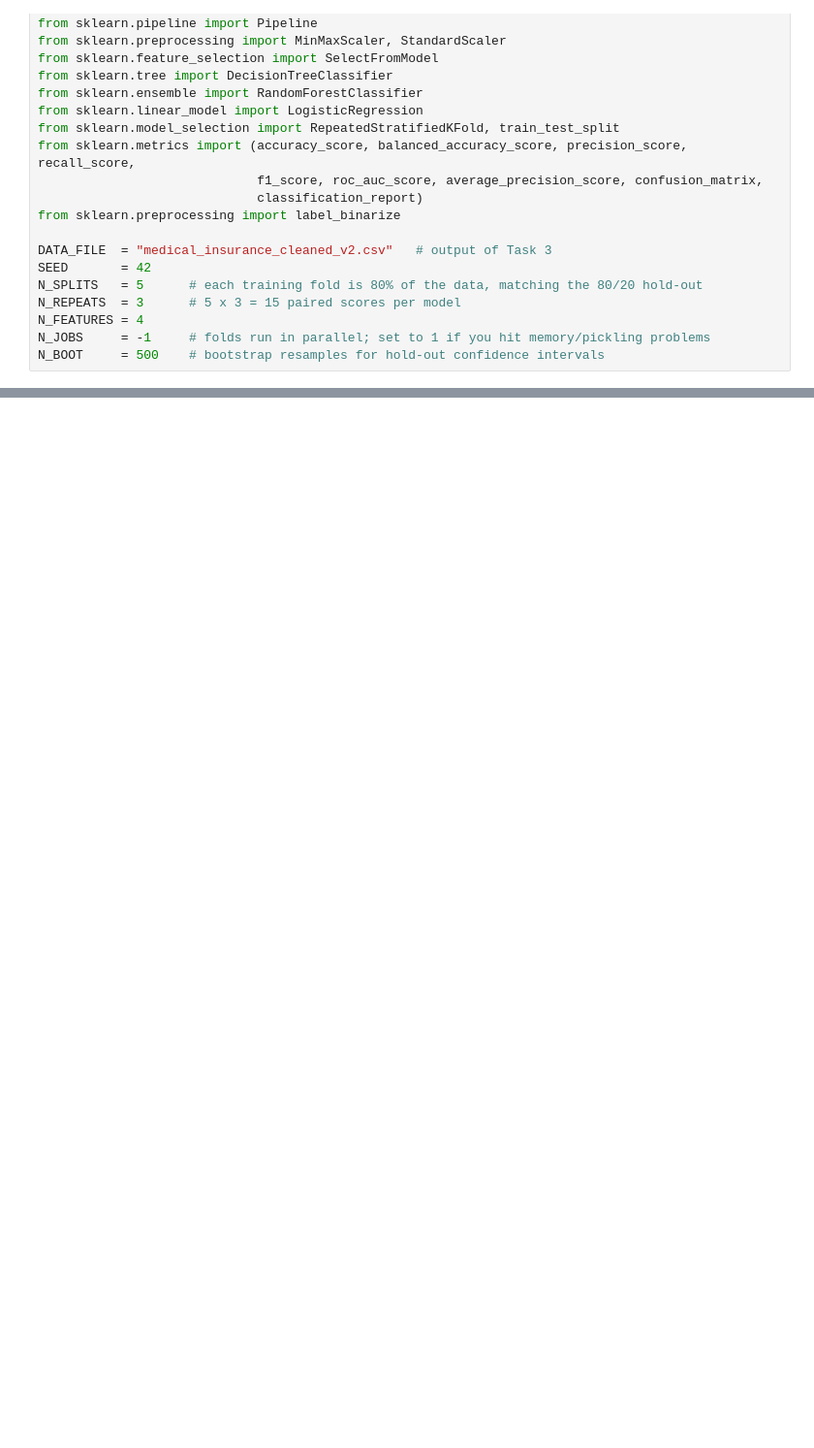
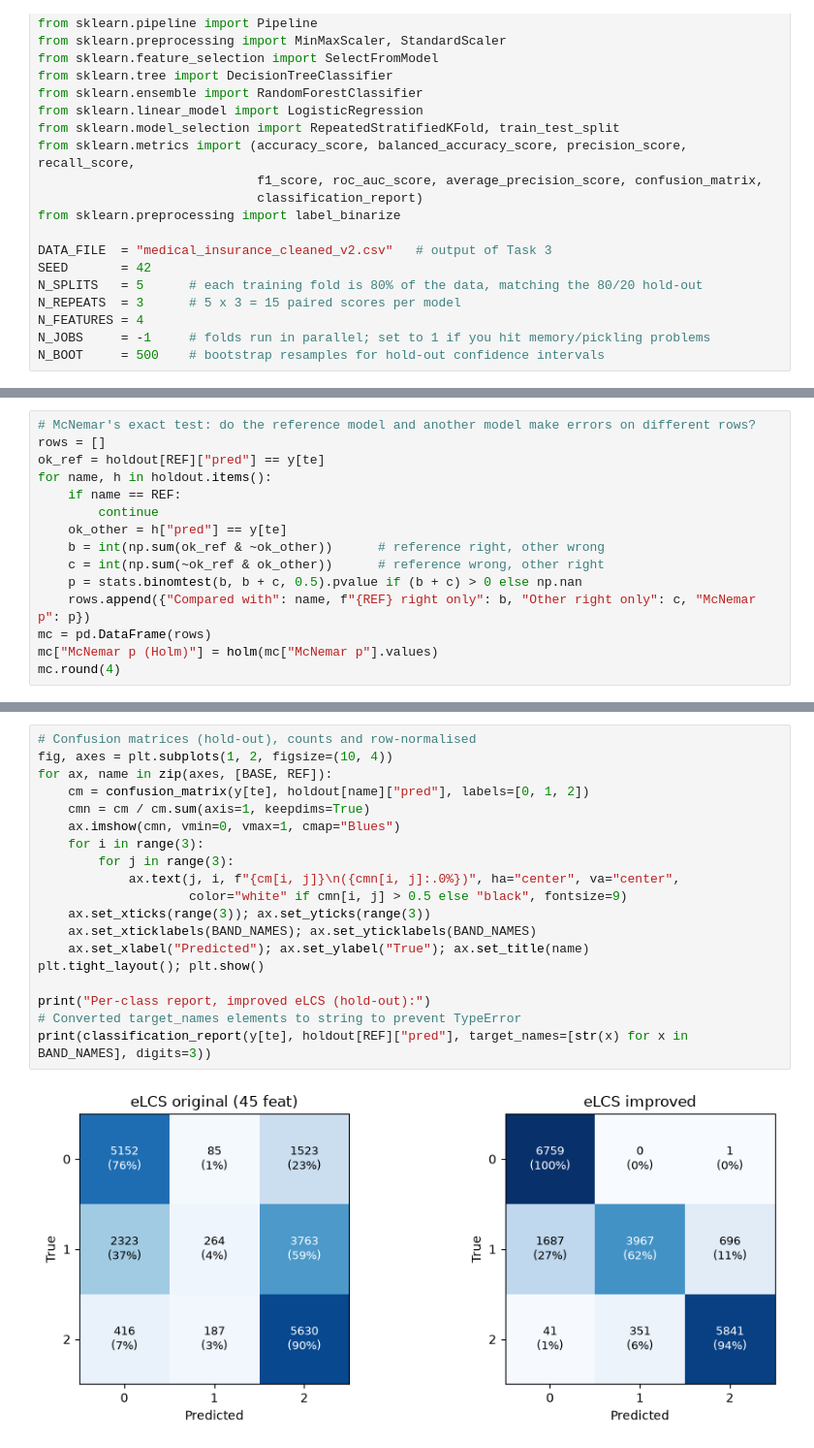
Before and after one commit to hrt9888/ENGE707-Group-Project-DBI, a Jupyter notebook: Phase 2 task 5.ipynb, the cells around one changed output, grey strips where cells are left out. Shown at 97% size. Saved outputs shown, nothing was run; the diff lists cells and outputs as text; blank space fills up the shorter version.

```diff
--- a/Phase 2 task 5.ipynb
+++ b/Phase 2 task 5.ipynb
@@ -28,0 +242,15 @@ N_BOOT     = 500    # bootstrap resamples for hold-out confidence intervals
+# %%
+# McNemar's exact test: do the reference model and another model make errors on different rows?
+rows = []
+ok_ref = holdout[REF]["pred"] == y[te]
+for name, h in holdout.items():
+    if name == REF:
+        continue
+    ok_other = h["pred"] == y[te]
+    b = int(np.sum(ok_ref & ~ok_other))      # reference right, other wrong
+    c = int(np.sum(~ok_ref & ok_other))      # reference wrong, other right
+    p = stats.binomtest(b, b + c, 0.5).pvalue if (b + c) > 0 else np.nan
+    rows.append({"Compared with": name, f"{REF} right only": b, "Other right only": c, "McNemar p": p})
+mc = pd.DataFrame(rows)
+mc["McNemar p (Holm)"] = holm(mc["McNemar p"].values)
+mc.round(4)
@@ -28,0 +263,21 @@ N_BOOT     = 500    # bootstrap resamples for hold-out confidence intervals
+# %%
+# Confusion matrices (hold-out), counts and row-normalised
+fig, axes = plt.subplots(1, 2, figsize=(10, 4))
+for ax, name in zip(axes, [BASE, REF]):
+    cm = confusion_matrix(y[te], holdout[name]["pred"], labels=[0, 1, 2])
+    cmn = cm / cm.sum(axis=1, keepdims=True)
+    ax.imshow(cmn, vmin=0, vmax=1, cmap="Blues")
+    for i in range(3):
+        for j in range(3):
+            ax.text(j, i, f"{cm[i, j]}\n({cmn[i, j]:.0%})", ha="center", va="center",
+                    color="white" if cmn[i, j] > 0.5 else "black", fontsize=9)
+    ax.set_xticks(range(3)); ax.set_yticks(range(3))
+    ax.set_xticklabels(BAND_NAMES); ax.set_yticklabels(BAND_NAMES)
+    ax.set_xlabel("Predicted"); ax.set_ylabel("True"); ax.set_title(name)
+plt.tight_layout(); plt.show()
+
+print("Per-class report, improved eLCS (hold-out):")
+# Converted target_names elements to string to prevent TypeError
+print(classification_report(y[te], holdout[REF]["pred"], target_names=[str(x) for x in BAND_NAMES], digits=3))
+# %% [output]
+[figure, added]
```
Also changed, not shown: parts of 8 cells of this notebook.
